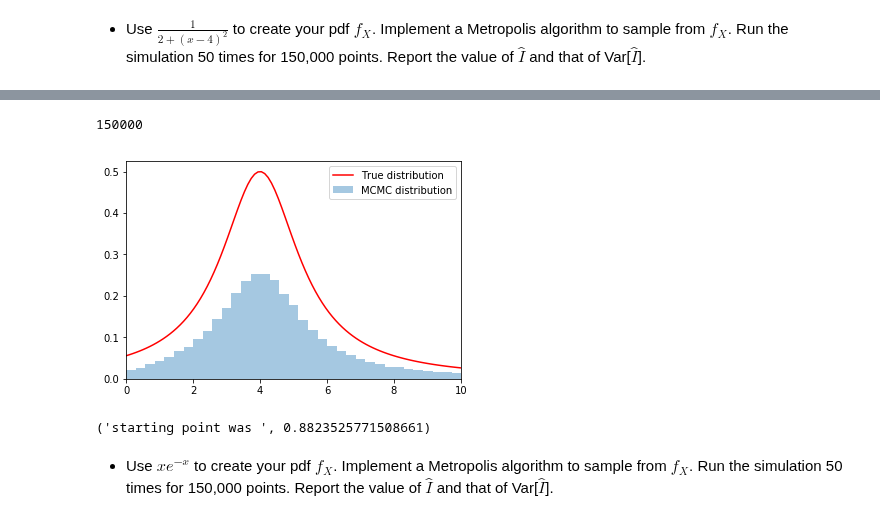
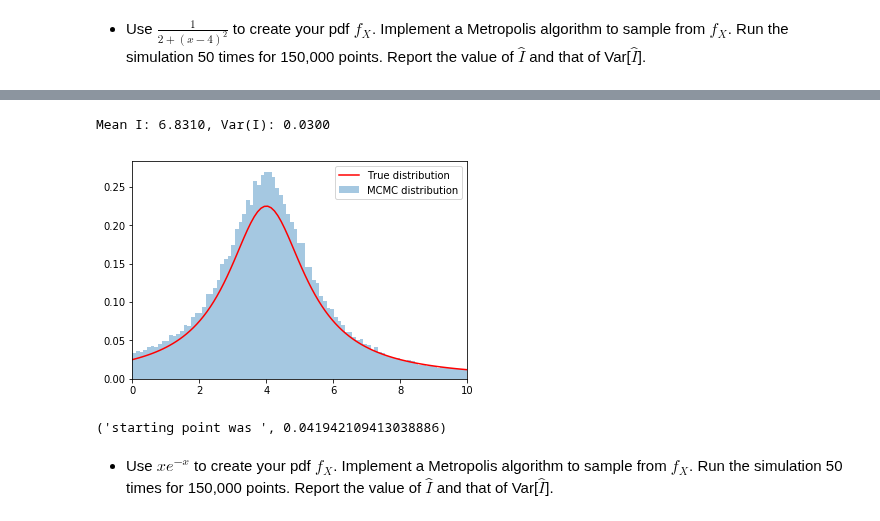
Before and after one commit to namwkim/2017, a Jupyter notebook: homework/AM207_HW5.ipynb, the cells around one changed output, grey strips where cells are left out. Cells and saved outputs as stored; diff of their text form; code cells hidden in the pictures.

```diff
--- a/homework/AM207_HW5.ipynb
+++ b/homework/AM207_HW5.ipynb
@@ -116,8 +140,6 @@ def gammadraw(x_old):
 # %% [markdown]
 - Use $\frac{1}{2+(x-4)^2}$ to create your pdf $f_X$. Implement a Metropolis algorithm to sample from $f_X$. Run the simulation 50 times for 150,000 points. Report the value of $\hat{I}$ and that of Var[${\hat{I}}$].
 # %%
-g = lambda x: 1.0/(2+np.power(x-4,2))
+nf = (np.pi/np.sqrt(2))
+g = lambda x: 0 if x<0 else (1.0/(2+np.power(x-4,2)))/nf
 h = lambda x: (np.power(x,4)*np.sin(np.sqrt(np.log(x+1))))*np.exp(-x)
-# %%
-x0=np.random.uniform()
-samps,acc = metropolis_hastings(g, gammapdf, gammadraw, 150000, x0)
@@ -124,16 +173,19 @@ samps,acc = metropolis_hastings(g, gammapdf, gammadraw, 150000, x0)
+# %%
+print 'Mean I: {:.4f}, Var(I): {:.4f}'.format(np.mean(means1*nf),np.var(means1*nf))
+# %% [output]
+Mean I: 6.8310, Var(I): 0.0300
 # %%
 # plot our sample histogram
 plt.hist(samps,bins=300, alpha=0.4, label=u'MCMC distribution', normed=True)
 xx= np.linspace(0,10,100)
-plt.plot(xx, g(xx), 'r', label=u'True distribution')
+plt.plot(xx, map(g, xx), 'r', label=u'True distribution')
 plt.legend()
 plt.xlim([0,10])
 plt.show()
 print("starting point was ", x0)
 # %% [output]
+[figure, new version]
-150000
+('starting point was ', 0.041942109413038886)
-[figure, old version]
-('starting point was ', 0.8823525771508661)
 # %% [markdown]
 - Use $xe^{-x}$ to create your pdf $f_X$. Implement a Metropolis algorithm to sample from $f_X$. Run the simulation 50 times for 150,000 points. Report the value of $\hat{I}$ and that of Var[${\hat{I}}$].
 # %%
```
Also changed, not shown: parts of 15 cells of this notebook, 1 other file.
